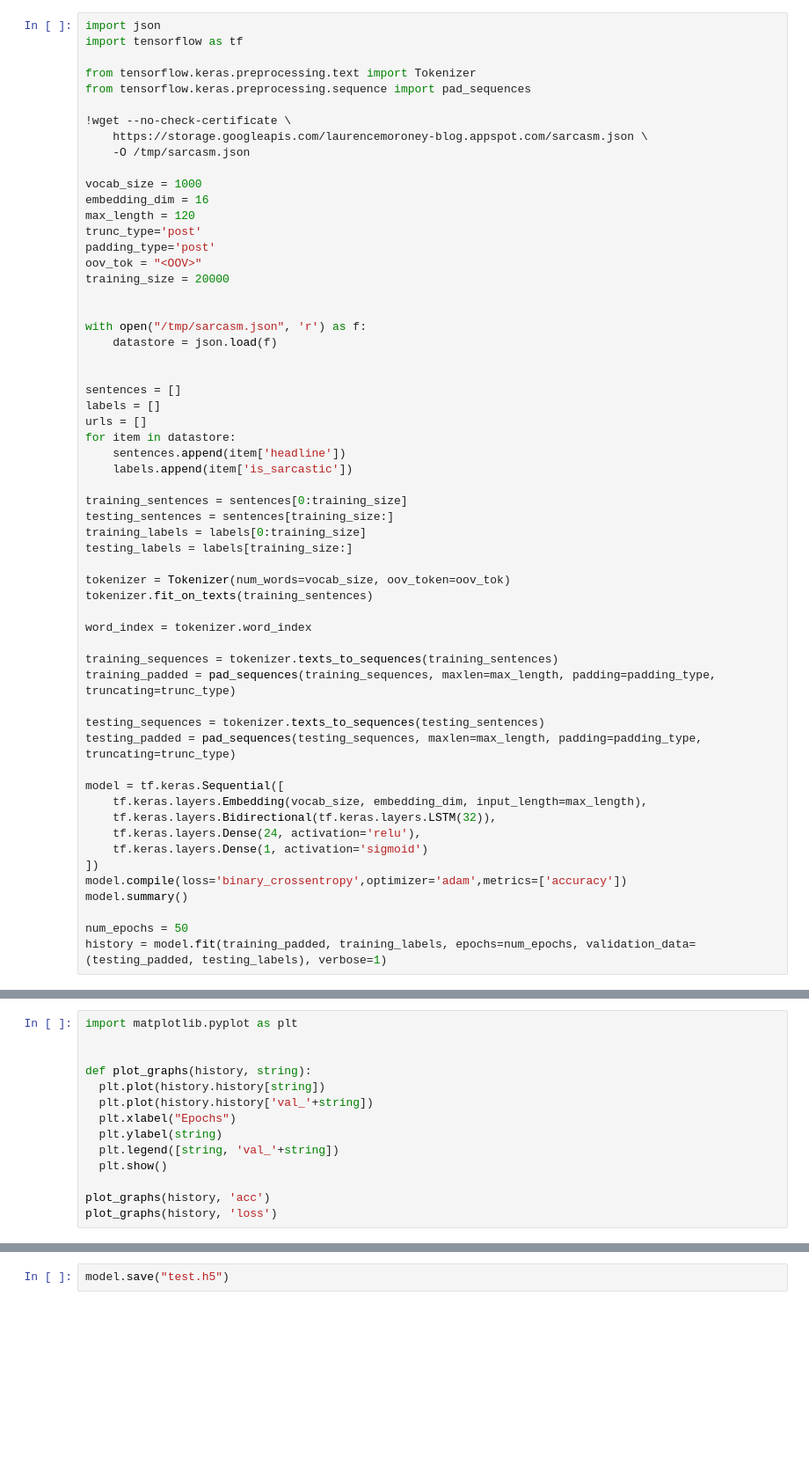
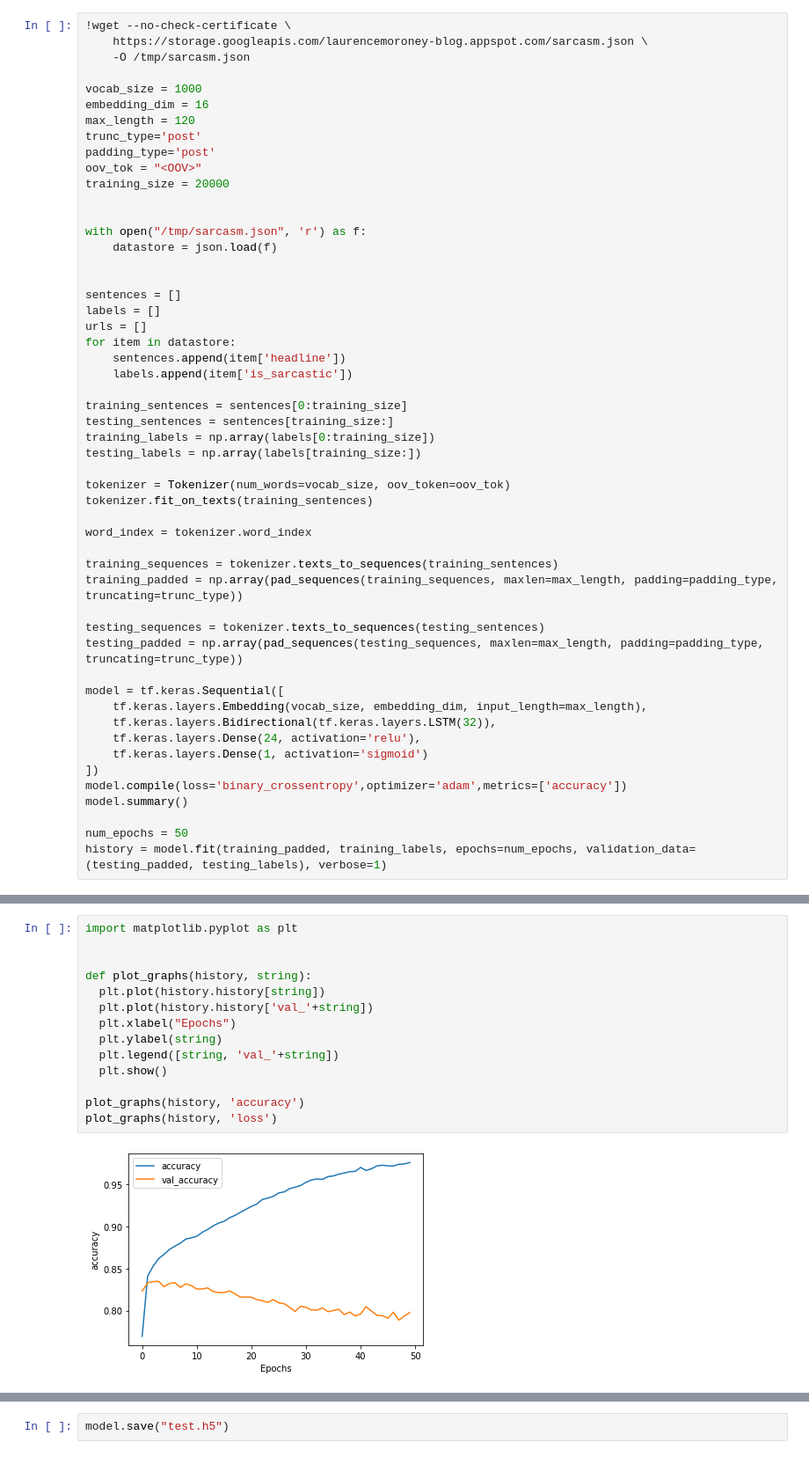
Before and after one commit to sergejhorvat/TensorFlow-in-Practice---Coursera, a Jupyter notebook: Natural Language Processing in TensorFlow/Week_3_Lesson_2.ipynb, the cells around one changed output, grey strips where cells are left out. Shown: that part at 88% size. Cells and saved outputs as stored; diff of their text form; blank space fills up the shorter version.

```diff
--- a/Natural Language Processing in TensorFlow/Week_3_Lesson_2.ipynb
+++ b/Natural Language Processing in TensorFlow/Week_3_Lesson_2.ipynb
@@ -3,10 +30,4 @@
 # %%
-import json
-import tensorflow as tf
-
-from tensorflow.keras.preprocessing.text import Tokenizer
-from tensorflow.keras.preprocessing.sequence import pad_sequences
-
 !wget --no-check-certificate \
     https://storage.googleapis.com/laurencemoroney-blog.appspot.com/sarcasm.json \
     -O /tmp/sarcasm.json
@@ -33,8 +54,8 @@ for item in datastore:
 
 training_sentences = sentences[0:training_size]
 testing_sentences = sentences[training_size:]
-training_labels = labels[0:training_size]
-testing_labels = labels[training_size:]
+training_labels = np.array(labels[0:training_size])
+testing_labels = np.array(labels[training_size:])
 
 tokenizer = Tokenizer(num_words=vocab_size, oov_token=oov_tok)
 tokenizer.fit_on_texts(training_sentences)
@@ -42,10 +63,10 @@ tokenizer.fit_on_texts(training_sentences)
 word_index = tokenizer.word_index
 
 training_sequences = tokenizer.texts_to_sequences(training_sentences)
-training_padded = pad_sequences(training_sequences, maxlen=max_length, padding=padding_type, truncating=trunc_type)
+training_padded = np.array(pad_sequences(training_sequences, maxlen=max_length, padding=padding_type, truncating=trunc_type))
 
 testing_sequences = tokenizer.texts_to_sequences(testing_sentences)
-testing_padded = pad_sequences(testing_sequences, maxlen=max_length, padding=padding_type, truncating=trunc_type)
+testing_padded = np.array(pad_sequences(testing_sequences, maxlen=max_length, padding=padding_type, truncating=trunc_type))
 
 model = tf.keras.Sequential([
     tf.keras.layers.Embedding(vocab_size, embedding_dim, input_length=max_length),
@@ -61,14 +100,16 @@ history = model.fit(training_padded, training_labels, epochs=num_epochs, validat
 # %%
 import matplotlib.pyplot as plt
 
 
 def plot_graphs(history, string):
   plt.plot(history.history[string])
   plt.plot(history.history['val_'+string])
   plt.xlabel("Epochs")
   plt.ylabel(string)
   plt.legend([string, 'val_'+string])
   plt.show()
 
-plot_graphs(history, 'acc')
+plot_graphs(history, 'accuracy')
 plot_graphs(history, 'loss')
+# %% [output]
+[figure, added]
```
Also changed, not shown: parts of 3 cells of this notebook.
